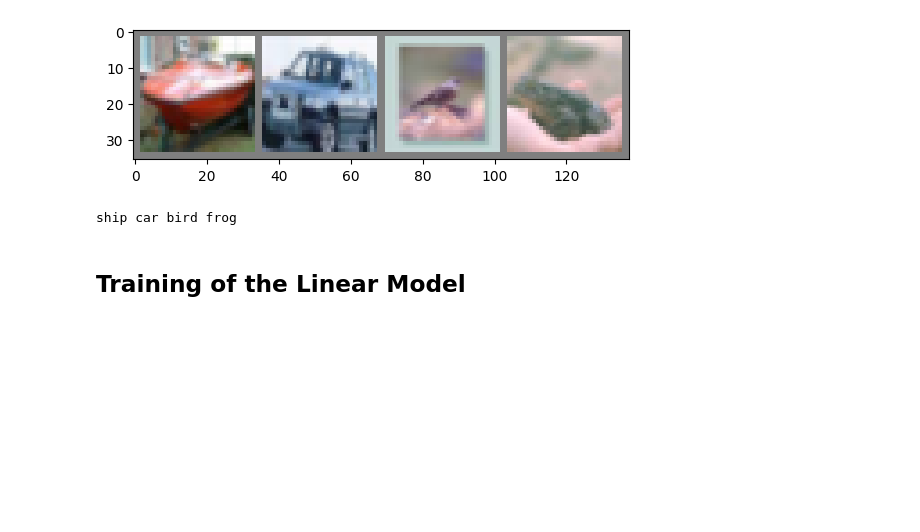
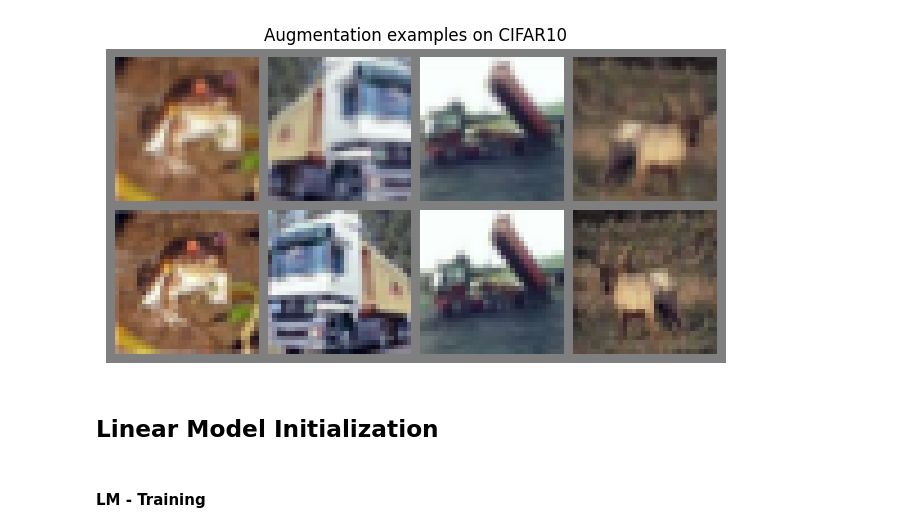
Before and after one commit to JohnnyLiang-OTU/CV_final_project, a Jupyter notebook: playground.ipynb, the cells around one changed output. Saved outputs shown, nothing was run; the diff lists cells and outputs as text; code cells hidden in the pictures; blank space fills up the shorter version.

```diff
--- a/playground.ipynb
+++ b/playground.ipynb
@@ -35,0 +12,3 @@ testloader = torch.utils.data.DataLoader(testset, batch_size=batch_size,
+# %%
+DATASET_PATH = "./data"
+CHECKPOINT_PATH = "saved_models"
@@ -35,0 +19,25 @@ testloader = torch.utils.data.DataLoader(testset, batch_size=batch_size,
+# %%
+# Declare transformations
+train_transform = transforms.Compose(
+    [
+        transforms.RandomHorizontalFlip(),
+        transforms.RandomResizedCrop((32, 32), scale=(0.8, 1.0), ratio=(0.9, 1.1)),
+        transforms.ToTensor(),
+        transforms.Normalize(data_mean, data_std),
+    ]
+)
+
+# No data augmentation for testing
+test_transform = transforms.Compose([transforms.ToTensor(), transforms.Normalize(data_mean, data_std)])
+# %%
+train_dataset = torchvision.datasets.CIFAR10(root=DATASET_PATH, train=True,
+                                       download=True, transform=train_transform)
+
+val_dataset = torchvision.datasets.CIFAR10(root=DATASET_PATH, train=True,
+                                       download=True, transform=test_transform)
+
+test_dataset = torchvision.datasets.CIFAR10(root=DATASET_PATH, train=False,
+                                       download=True, transform=test_transform)
+
+train_set, _ = torch.utils.data.random_split(train_dataset, [45000, 5000])
+_, val_set = torch.utils.data.random_split(val_dataset, [45000, 5000])
@@ -36,14 +48,24 @@ testloader = torch.utils.data.DataLoader(testset, batch_size=batch_size,
 # %%
 classes = ('plane', 'car', 'bird', 'cat',
            'deer', 'dog', 'frog', 'horse', 'ship', 'truck')
-# %%
-dataiter = iter(trainloader)
-images, labels = next(dataiter)
-
-imshowdef(torchvision.utils.make_grid(images))
-print("".join(f"{classes[labels[j]]} " for j in range(batch_size)))
-# %% [output]
-[figure, removed]
-ship car bird frog
+# %%
+from PIL import Image
+
+NUM_IMAGES = 4
+images = [train_dataset[idx][0] for idx in range(NUM_IMAGES)]
+orig_images = [Image.fromarray(train_dataset.data[idx]) for idx in range(NUM_IMAGES)]
+orig_images = [test_transform(img) for img in orig_images]
+
+img_grid = torchvision.utils.make_grid(torch.stack(images + orig_images, dim=0), nrow=4, normalize=True, pad_value=0.5)
+img_grid = img_grid.permute(1, 2, 0)
+
+plt.figure(figsize=(8, 8))
+plt.title("Augmentation examples on CIFAR10")
+plt.imshow(img_grid)
+plt.axis("off")
+plt.show()
+plt.close()
+# %% [output]
+[figure, added]
 # %% [markdown]
-## Training of the Linear Model
+## Linear Model Initialization
@@ -49,0 +81,2 @@ ship car bird frog
+# %% [markdown]
+#### LM - Training
```
Also changed, not shown: parts of 12 cells of this notebook, 3 other files.
